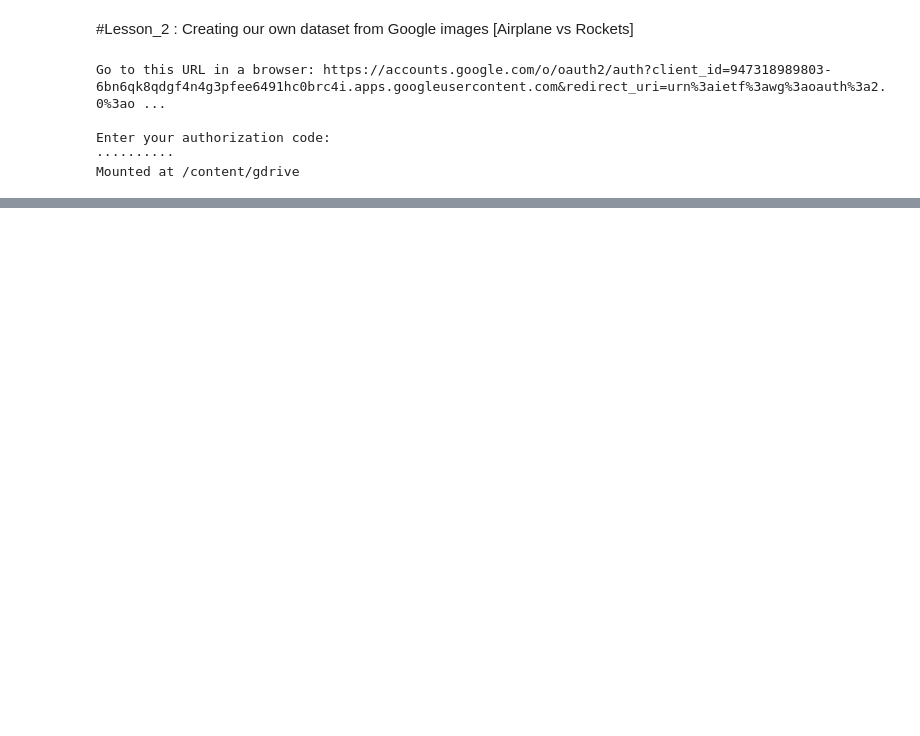
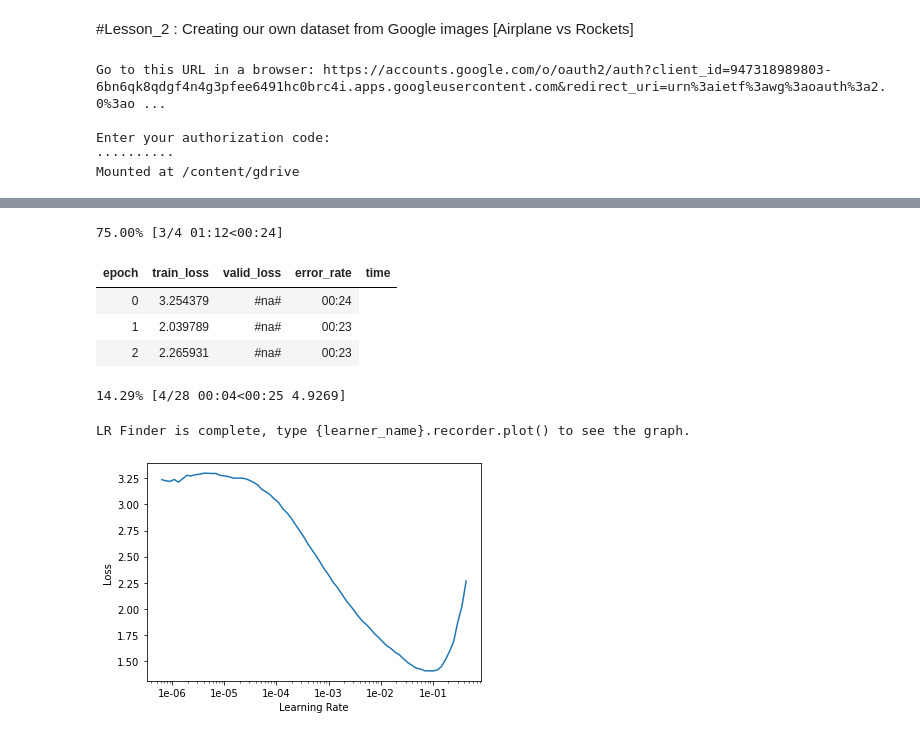
Before and after one commit to Ranjani94/Deep_Learning, a Jupyter notebook: homework1/Fastai_lesson2.ipynb, the cells around one changed output, grey strips where cells are left out. Saved outputs shown, nothing was run; the diff lists cells and outputs as text; code cells hidden in the pictures; blank space fills up the shorter version.

```diff
--- a/homework1/Fastai_lesson2.ipynb
+++ b/homework1/Fastai_lesson2.ipynb
@@ -108,0 +130,3 @@ learn.fit_one_cycle(2, max_lr=slice(3e-5,3e-4))
+# %%
+
+learn = cnn_learner(data, models.resnet50, metrics=error_rate)
@@ -108,0 +136,13 @@ learn.fit_one_cycle(2, max_lr=slice(3e-5,3e-4))
+# %%
+
+learn.lr_find()
+learn.recorder.plot()
+# %% [output]
+75.00% [3/4 01:12<00:24]
+| epoch | train_loss | valid_loss | error_rate | time |
+| 0 | 3.254379 | #na# | 00:24 |
+| 1 | 2.039789 | #na# | 00:23 |
+| 2 | 2.265931 | #na# | 00:23 |
+14.29% [4/28 00:04<00:25 4.9269]
+LR Finder is complete, type {learner_name}.recorder.plot() to see the graph.
+[figure, added]
```
Also changed, not shown: parts of 37 cells of this notebook.
